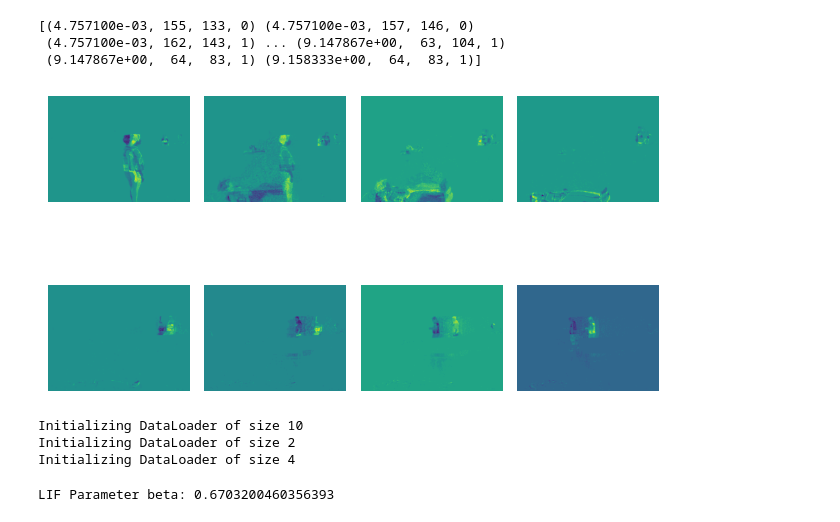
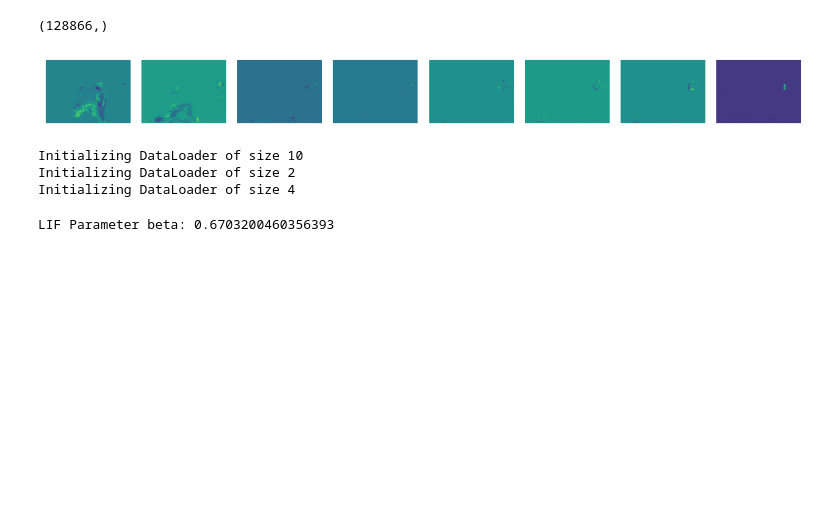
Before and after one commit to supungamlath/SNN_Fall_Detection, a Jupyter notebook: SNNTorch.ipynb, the cells around one changed output. Drawn from its saved outputs; the diff is of its cells as text; code cells hidden in the pictures; blank space fills up the shorter version.

```diff
--- a/SNNTorch.ipynb
+++ b/SNNTorch.ipynb
@@ -1,6 +1,10 @@
 # %%
+%matplotlib inline
+
 import os
 from pathlib import Path
+import matplotlib.pyplot as plt
+plt.rcParams['figure.figsize'] = [10, 5]
 
 root_folder = Path(os.getcwd())
 dataset_dir = root_folder / "data/har-up-spiking-dataset-240"
@@ -12,22 +16,20 @@ tau_mem = 100
 # %%
 import tonic
 from utils.SpikingDataset import SpikingDataset
 
 dataset = SpikingDataset(
     root_dir=dataset_dir,
     time_duration=max_length,
     camera1_only=False,
 )
 train_dataset, dev_dataset, test_dataset = dataset.split_by_trials()
 
-events, target = dataset[0]
-print(events)
-tonic.utils.plot_event_grid(events, axis_array=[2,4])
+events, target = test_dataset[0]
+print(events.shape)
+tonic.utils.plot_event_grid(events, axis_array=[1,8])
 # %% [output]
-[(4.757100e-03, 155, 133, 0) (4.757100e-03, 157, 146, 0)
- (4.757100e-03, 162, 143, 1) ... (9.147867e+00,  63, 104, 1)
- (9.147867e+00,  64,  83, 1) (9.158333e+00,  64,  83, 1)]
+(128866,)
-[figure, old version]
+[figure, new version]
 # %%
 from utils.SpikingDataLoader import SpikingDataLoader
 
```
Also changed, not shown: parts of 5 cells of this notebook, 3 other files.
